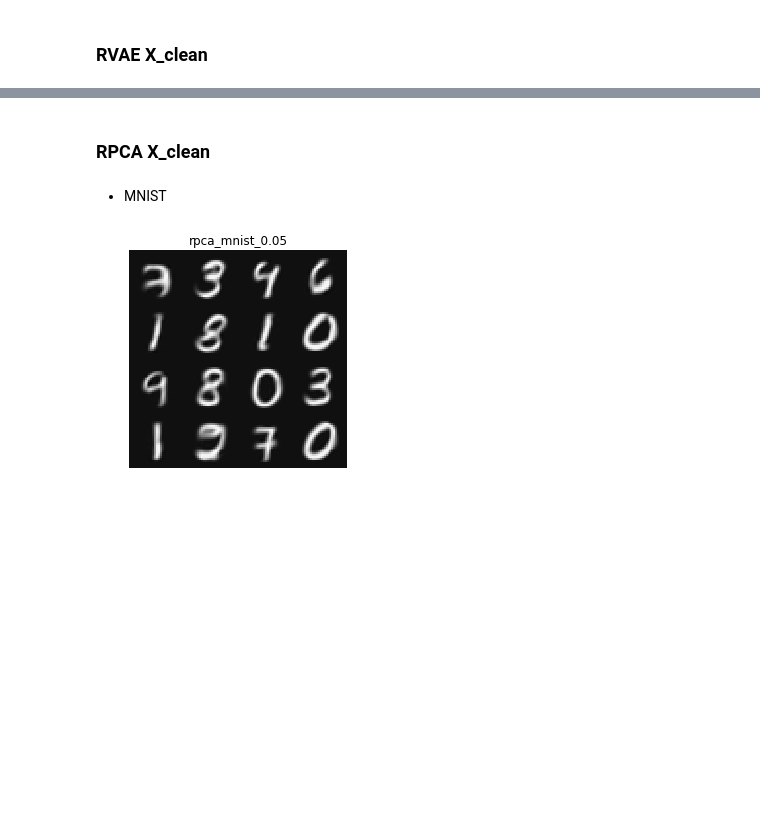
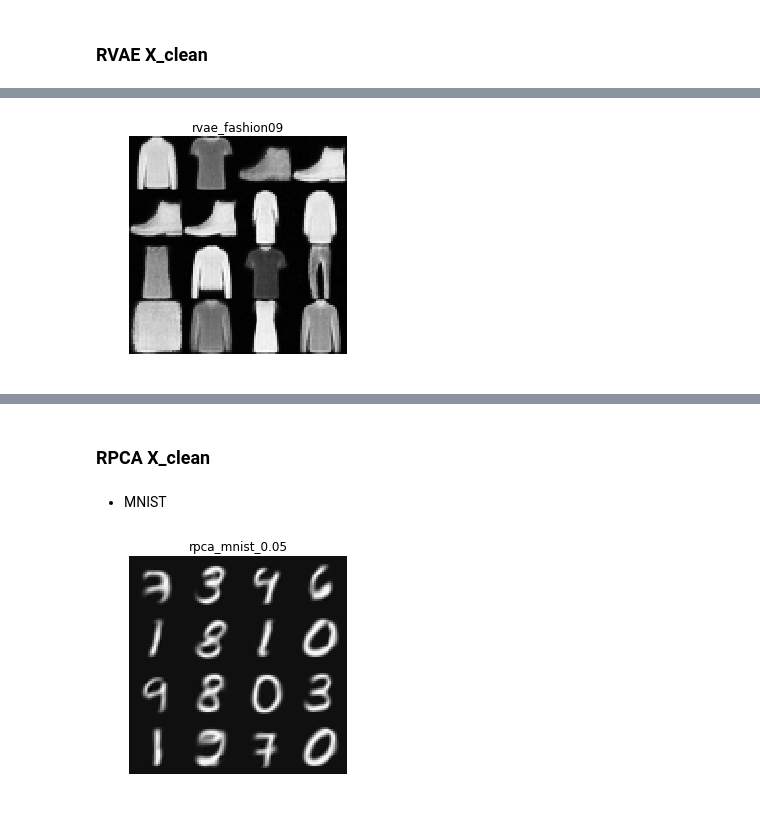
Before and after one commit to huiminren/RobustVAE, a Jupyter notebook: results_plots/Denoising.ipynb, the cells around one changed output, grey strips where cells are left out. Cells and saved outputs as stored; diff of their text form; code cells hidden in the pictures; blank space fills up the shorter version.

```diff
--- a/results_plots/Denoising.ipynb
+++ b/results_plots/Denoising.ipynb
@@ -9,0 +39,7 @@ from tensorflow.examples.tutorials.mnist import input_data
+# %%
+rvae_fashion09 = np.load("denoising/rvae_fashion_09/x_clean.npy")
+rvae_fashion41 = np.load("denoising/rvae_fashion_41/x_clean.npy")
+# %%
+plot(rvae_fashion09,"rvae_fashion09")
+# %% [output]
+[figure, added]
```
Also changed, not shown: parts of 11 cells of this notebook.
